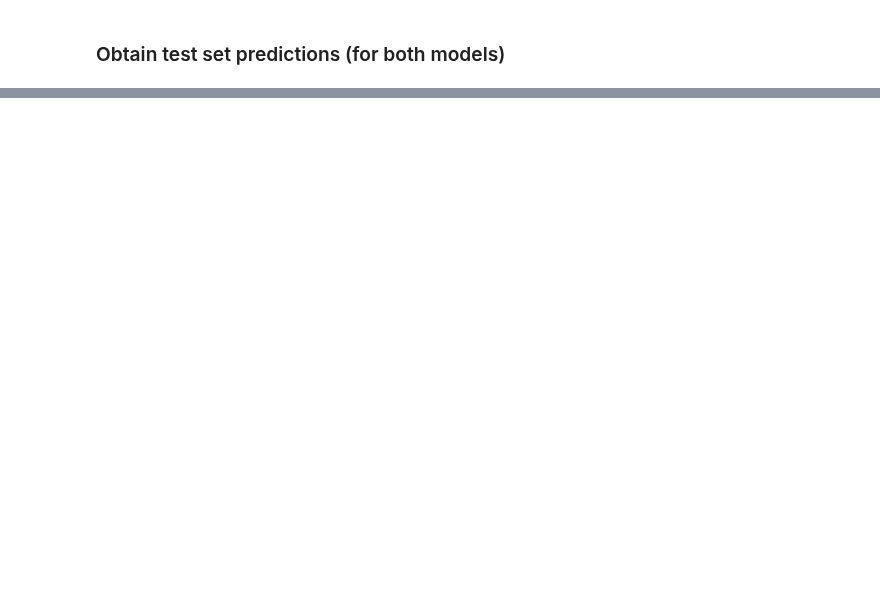
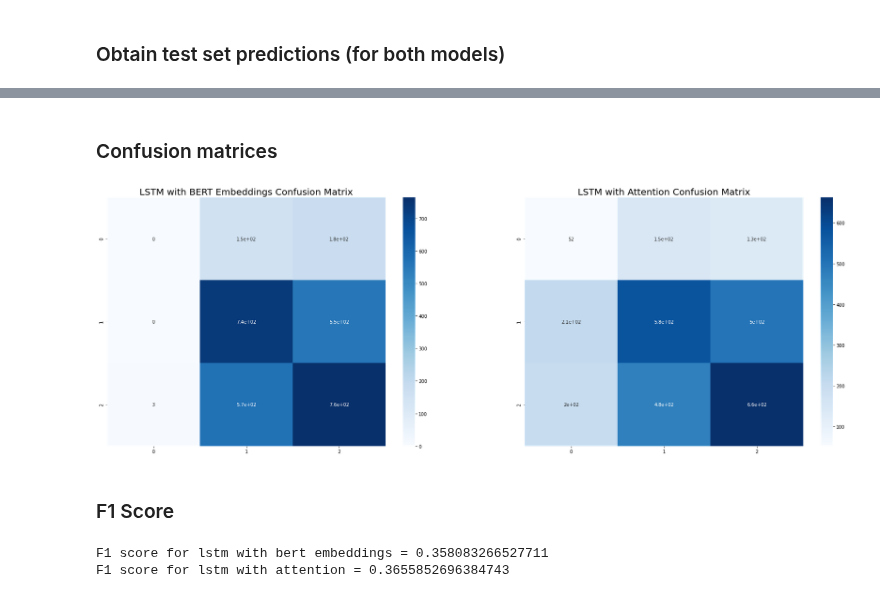
Before and after one commit to willburr/humorous-headlines, a Jupyter notebook: main.ipynb, the cells around one changed output, grey strips where cells are left out. Cells and saved outputs as stored; diff of their text form; code cells hidden in the pictures; blank space fills up the shorter version.

```diff
--- a/main.ipynb
+++ b/main.ipynb
@@ -849,7 +922,7 @@ for (sentence1, sentence2) in test_data:
 
 test_loader = create_test_dataloader(test_id_pairs, lambda b: collate_fn_padd_BERT_embeddings(b, test=True))
 
-test_results = eval_test(test_loader, model, edited_test_df['id'], "bilstm bert")
+bert_preds = eval_test(test_loader, model_bert, edited_test_df['id'], "bilstm bert")
 # %% [markdown]
 ## 1.3 Fine-tuning DistilBERT
 
@@ -1102,4 +1213,4 @@ test_features = [[[vocab.word2idx(tok) for tok in sen if tok in vocab._word2idx]
 test_loader = create_test_dataloader(test_features, lambda b: collate_fn_padd(b, test=True))
 
 test_results = eval_test(test_loader, model, edited_test_df['id'], "lstm learned embeddings")
-test_results_attn = eval_test(test_loader, model_attn, edited_test_df['id'], "lstm learned embeddings + attn")
+attn_preds = eval_test(test_loader, model_attn, edited_test_df['id'], "lstm learned embeddings + attn")
@@ -1105,0 +1270,5 @@ test_results_attn = eval_test(test_loader, model_attn, edited_test_df['id'], "ls
+# %%
+!wget -O test_labels.csv https://drive.google.com/u/0/uc?id=1Ofb18TUPhIkn_ArAyFhqo9_ZSBgmiBIo&export=download
+test_labels_df = pd.read_csv('test_labels.csv')
+test_labels_df.head()
+test_labels = list(test_labels_df['label'])
@@ -1105,0 +1292,23 @@ test_results_attn = eval_test(test_loader, model_attn, edited_test_df['id'], "ls
+# %% [markdown]
+### Confusion matrices
+# %%
+bert_cmat = confusion_matrix(test_labels, bert_preds)
+attn_cmat = confusion_matrix(test_labels, attn_preds)
+# %%
+fig, (ax1, ax2) = plt.subplots(1, 2, figsize = (30,10))
+ax1.set_title('LSTM with BERT Embeddings Confusion Matrix', fontsize=20)
+ax1 = sn.heatmap(bert_cmat, cmap=plt.cm.Blues, annot=True, ax=ax1)
+ax2.set_title('LSTM with Attention Confusion Matrix', fontsize=20)
+ax2 = sn.heatmap(attn_cmat, cmap=plt.cm.Blues, annot=True, ax=ax2)
+# %% [output]
+[figure, added]
+# %% [markdown]
+### F1 Score
+# %%
+bert_f1 = f1_score(test_labels, bert_preds, average='weighted')
+attn_f1 = f1_score(test_labels, attn_preds, average='weighted')
+print(f"F1 score for lstm with bert embeddings = {bert_f1}")
+print(f"F1 score for lstm with attention = {attn_f1}")
+# %% [output]
+F1 score for lstm with bert embeddings = 0.358083266527711
+F1 score for lstm with attention = 0.3655852696384743
```
Also changed, not shown: parts of 21 cells of this notebook.
